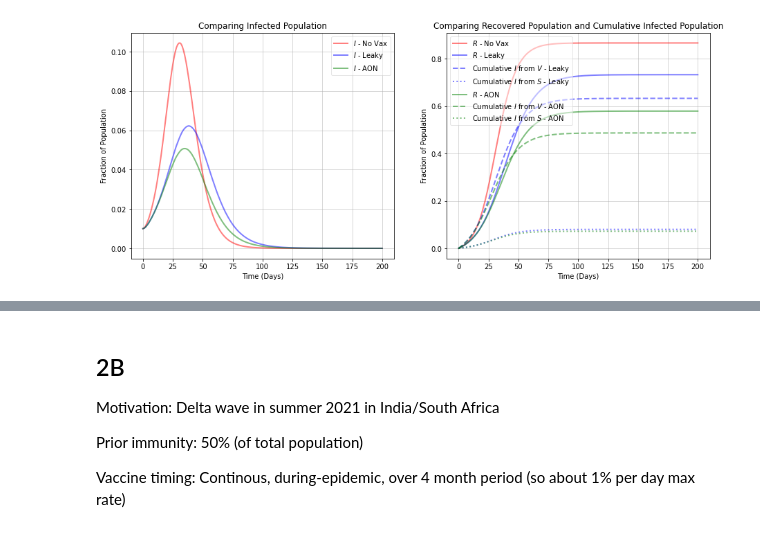
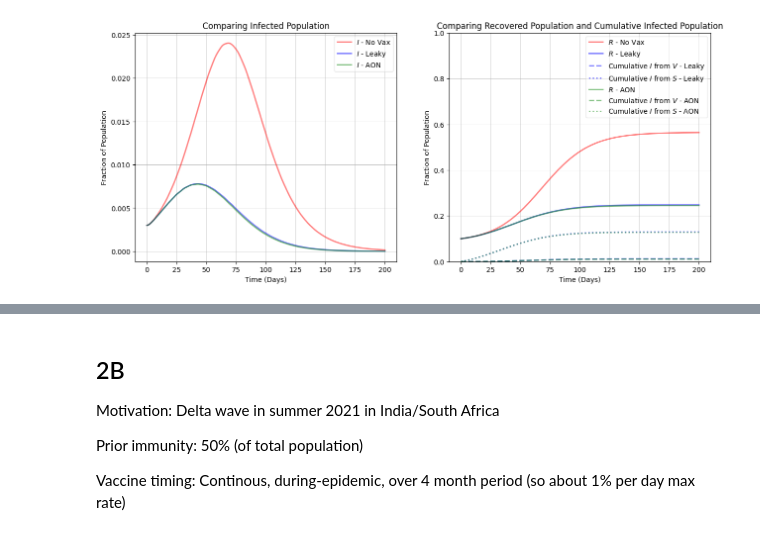
Before and after one commit to anjalika-nande/VaccineEfficacy, a Jupyter notebook: Examples/Examples.ipynb, the cells around one changed output, grey strips where cells are left out. Saved outputs shown, nothing was run; the diff lists cells and outputs as text; code cells hidden in the pictures.

```diff
--- a/Examples/Examples.ipynb
+++ b/Examples/Examples.ipynb
@@ -90,52 +209,52 @@ R0: 2.3 (same as 1A)
 ### define parameter values
 sigma = 1 / 4
 gamma = 1 / 4
-R0 = 2.3
+R0 = 1.7
 beta = R0 * gamma
 w = 0
-t = 200  # adjust R0
-# fc = 1/eps * (1 - 1/R0)
+t = 200
 
 # initial conditions based on prior immunity
-s0 = 0.98
-e0 = 0.01
-i0 = 0.01
-r0 = 0
+s0 = 0.84
+e0 = 0.003
+i0 = 0.003
+r0 = 0.1
 y0 = [s0, e0, i0, r0]
 
 # vaccine efficacy
-eps = 0.25
+eps = 0.8
 
 # vaccine timing
 tv = -1
+v = 0.01  # 1% (of susceptible) per day max rate
 
 # vaccination level
 fv = s0 * 0.9
 
 # no vaccination
 sol = solve_ivp(
     seir,
     [0, t],
     y0,
     args=(beta, sigma, gamma),
     dense_output=True,
     t_eval=np.linspace(0, t, t + 1),
 )
 
 ### run model - instantaneous vaccination
 # leaky
-sim_leaky = run_modified_seir(
-    y0, t, tv, beta, sigma, gamma, w, fv, eps, mode="leaky"
+sim_leaky = run_modified_seir_cont(
+    y0, t, tv, beta, sigma, gamma, w, fv, eps, v, mode="leaky"
 )
 
 # aon
-sim_aon = run_modified_seir(
-    y0, t, tv, beta, sigma, gamma, w, fv, eps, mode="aon"
+sim_aon = run_modified_seir_cont(
+    y0, t, tv, beta, sigma, gamma, w, fv, eps, v, mode="aon"
 )
 
 ### plot time-series plot
 plt.rcParams["pdf.fonttype"] = 42
 fig = plot_timeseries_cat(sol.y, sim_leaky, sim_aon)
-plt.savefig("1B.pdf", format="pdf", bbox_inches="tight")
+plt.savefig("Figures/3A.pdf", format="pdf", bbox_inches="tight")
 # %% [output]
-[figure, old version]
+[figure, new version]
```
Also changed, not shown: parts of 19 cells of this notebook, 24 other files.
